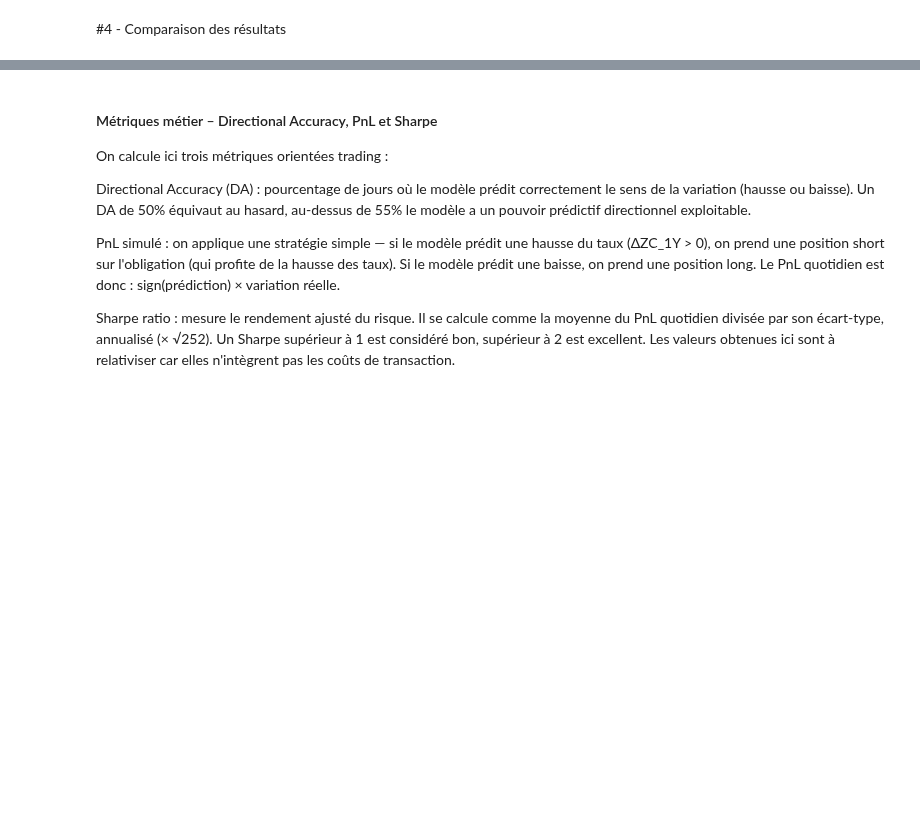
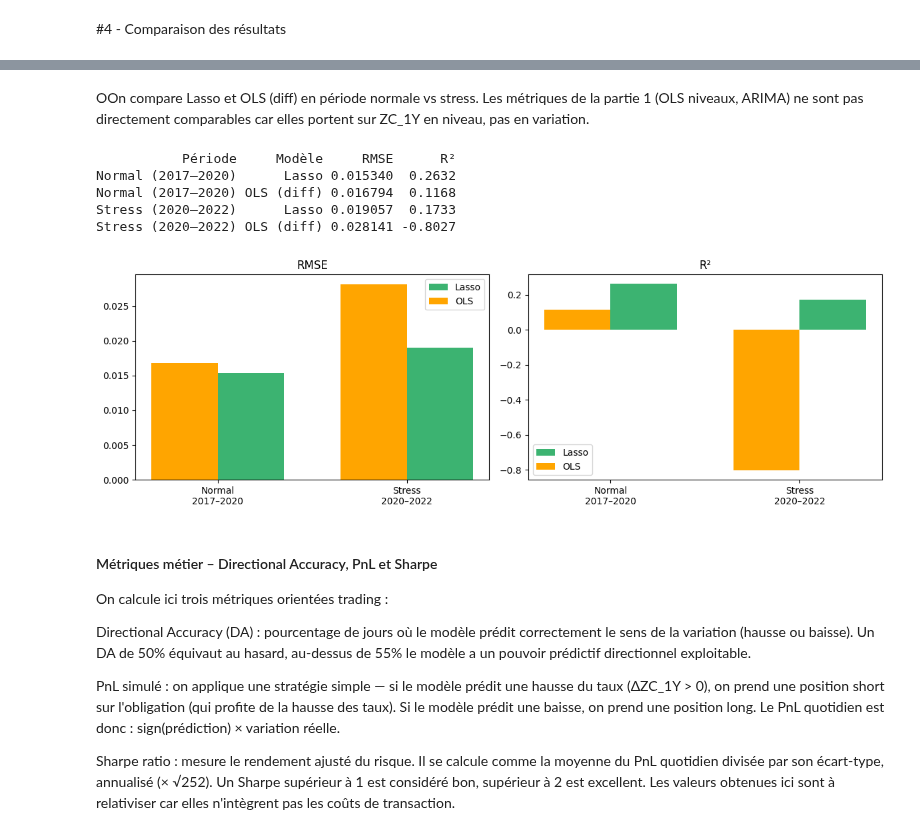
Before and after one commit to JibeyJB/Projet-DATA, a Jupyter notebook: Projet_DATA.ipynb, the cells around one changed output, grey strips where cells are left out. Saved outputs shown, nothing was run; the diff lists cells and outputs as text; code cells hidden in the pictures; blank space fills up the shorter version.

```diff
--- a/Projet_DATA.ipynb
+++ b/Projet_DATA.ipynb
@@ -1179,10 +1160,10 @@ On met les résultats de l'OLS précédente en validation en fenêtre gliassante
 # %%
-# OLS sur les mêmes folds que le Lasso (comparaison équitable)
+# OLS (diff) sur les 3 périodes – métriques seules
 
 ols_results = []
-ols_preds_all = []
+ols_preds = {}
 
-for k, (train_idx, test_idx) in enumerate(folds):
+for name, (train_idx, test_idx) in splits.items():
     X_tr = X_diff.iloc[train_idx].to_numpy()
     X_te = X_diff.iloc[test_idx].to_numpy()
     y_tr = Y_diff.iloc[train_idx].values.ravel()
@@ -1197,12 +1178,12 @@ for k, (train_idx, test_idx) in enumerate(folds):
     rmse = np.sqrt(mean_squared_error(y_te, y_pred))
     r2 = r2_score(y_te, y_pred)
 
-    ols_results.append({"Fold": k+1, "RMSE": round(rmse, 6), "R2": round(r2, 4)})
-    ols_preds_all.append(pd.DataFrame({"date": df_diff.index[test_idx], "y_true": y_te, "y_pred": y_pred}))
+    ols_results.append({"Période": name, "RMSE": round(rmse, 6), "R²": round(r2, 4)})
+    ols_preds[name] = pd.DataFrame({
+        "date": df_diff.index[test_idx], "y_true": y_te, "y_pred": y_pred
+    })
 
 df_ols_res = pd.DataFrame(ols_results)
-df_ols_preds = pd.concat(ols_preds_all, ignore_index=True)
-
-print("OLS (diff) – Résultats par fold")
+print("OLS (diff) – Résultats par période")
 print(df_ols_res.to_string(index=False))
 # %% [output]
@@ -1266,3 +1197,44 @@ OLS diff (expanding) 0.0200 -0.1166
+# %% [markdown]
+OOn compare Lasso et OLS (diff) en période normale vs stress. Les métriques de la partie 1 (OLS niveaux, ARIMA) ne sont pas directement comparables car elles portent sur ZC_1Y en niveau, pas en variation.
+# %%
+# Comparaison Lasso vs OLS (diff) – stress vs non-stress
+periodes = ["Normal (2017–2020)", "Stress (2020–2022)"]
+
+comparison = []
+for p in periodes:
+    lasso_row = df_lasso_res[df_lasso_res["Période"] == p].iloc[0]
+    ols_row   = df_ols_res[df_ols_res["Période"] == p].iloc[0]
+    comparison.append({"Période": p, "Modèle": "Lasso", "RMSE": lasso_row["RMSE"], "R²": lasso_row["R²"]})
+    comparison.append({"Période": p, "Modèle": "OLS (diff)", "RMSE": ols_row["RMSE"], "R²": ols_row["R²"]})
+
+df_comp = pd.DataFrame(comparison)
+print(df_comp.to_string(index=False))
+
+# Bar charts stress vs non-stress
+fig, axes = plt.subplots(1, 2, figsize=(12, 4))
+
+for i, metric in enumerate(["RMSE", "R²"]):
+    x = np.arange(len(periodes))
+    w = 0.35
+    lasso_vals = [df_comp[(df_comp["Période"]==p) & (df_comp["Modèle"]=="Lasso")][metric].values[0] for p in periodes]
+    ols_vals   = [df_comp[(df_comp["Période"]==p) & (df_comp["Modèle"]=="OLS (diff)")][metric].values[0] for p in periodes]
+
+    axes[i].bar(x + w/2, lasso_vals, w, label="Lasso", color="mediumseagreen")
+    axes[i].bar(x - w/2, ols_vals, w, label="OLS", color="orange")
+    axes[i].set_xticks(x)
+    axes[i].set_xticklabels(["Normal\n2017–2020", "Stress\n2020–2022"])
+    axes[i].set_title(metric)
+    axes[i].legend()
+
+plt.tight_layout()
+plt.show()
+# %% [output]
+           Période     Modèle     RMSE      R²
+Normal (2017–2020)      Lasso 0.015340  0.2632
+Normal (2017–2020) OLS (diff) 0.016794  0.1168
+Stress (2020–2022)      Lasso 0.019057  0.1733
+Stress (2020–2022) OLS (diff) 0.028141 -0.8027
+[figure, added]
 # %% [markdown]
 #### Métriques métier – Directional Accuracy, PnL et Sharpe
 
```
Also changed, not shown: parts of 15 cells of this notebook.
